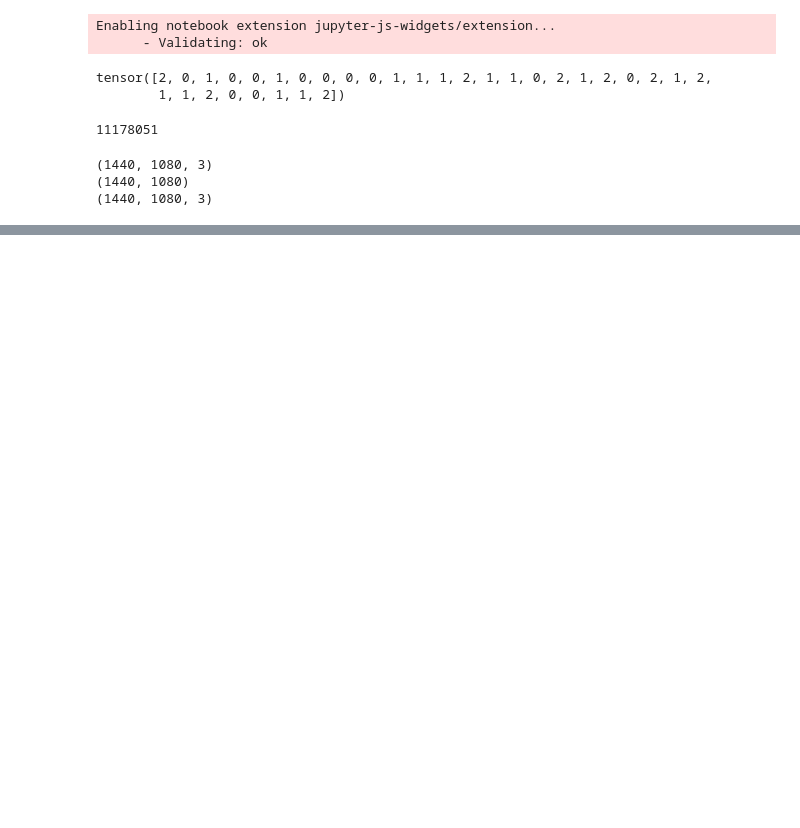
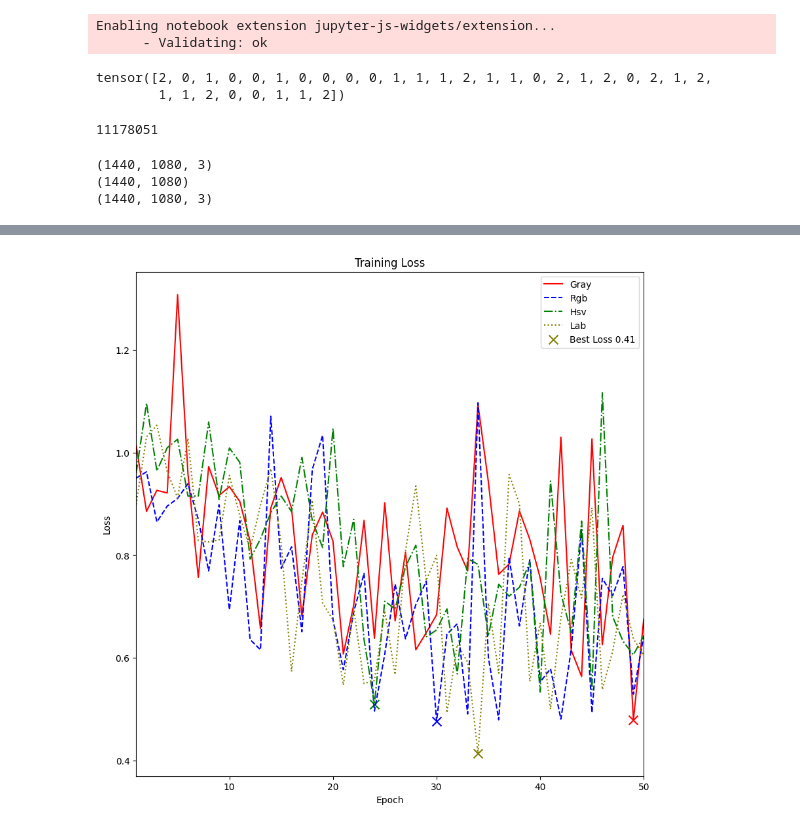
Before and after one commit to shirsho-12/cs4243_threat_detection, a Jupyter notebook: prototyper.ipynb, the cells around one changed output, grey strips where cells are left out. Saved outputs shown, nothing was run; the diff lists cells and outputs as text; code cells hidden in the pictures; blank space fills up the shorter version.

```diff
--- a/prototyper.ipynb
+++ b/prototyper.ipynb
@@ -264,0 +415,30 @@ trainer = runner()
+# %%
+fig, ax = plt.subplots(1, 1, figsize=(10, 10))
+
+for idx, color_space in enumerate(result_dict):
+    val_losses = []
+    train_losses = []
+    val_acc = []
+
+    for i in range(50):
+        val_losses.append(result_dict[color_space][str(i)][0])
+        train_losses.append(result_dict[color_space][str(i)][1])
+        val_acc.append(result_dict[color_space][str(i)][2] * 100)
+
+    ax.plot(range(1, len(train_losses) + 1), train_losses, label=f'{color_space.title()}', color=colors[idx], linestyle=linestyles[idx])
+
+    ax.set_title('Training Loss')
+    ax.set_xlabel('Epoch')
+    ax.set_ylabel('Loss')
+    ax.set_xlim(1, 50)
+
+    if idx == 3:
+        plt.scatter(train_losses.index(min(train_losses)) + 1, min(train_losses), marker='x', color=colors[idx], s=100, label='Best Loss {:.2f}'.format(min(train_losses)))
+    else:
+        plt.scatter(train_losses.index(min(train_losses)) + 1, min(train_losses), marker='x', color=colors[idx], s=100)
+
+
+ax.legend()
+plt.show()
+# %% [output]
+[figure, added]
```
Also changed, not shown: parts of 12 cells of this notebook, 13 other files.
